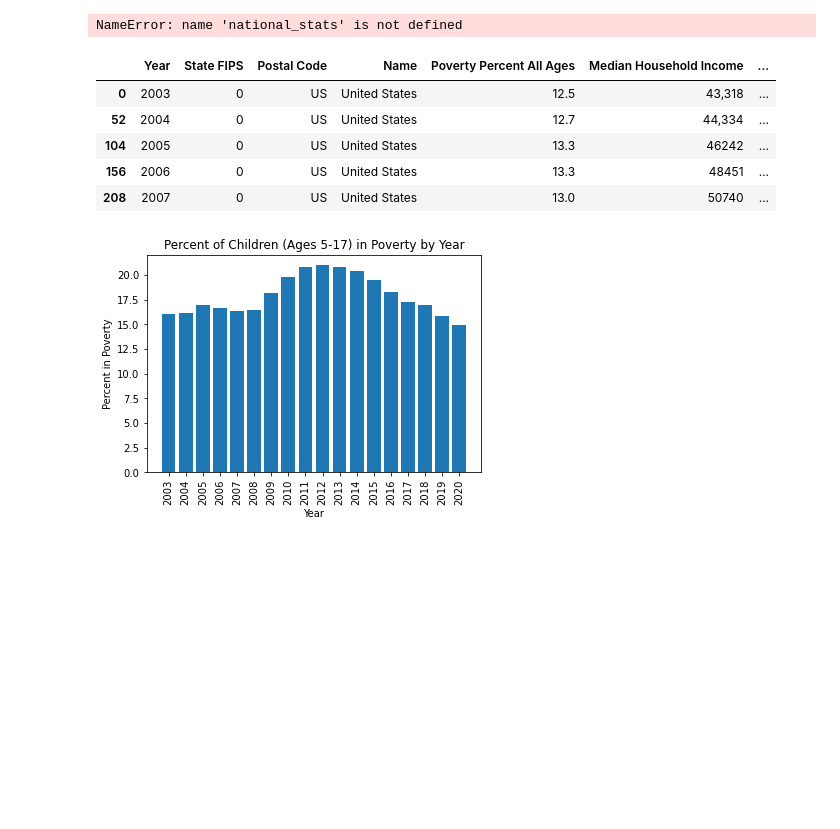
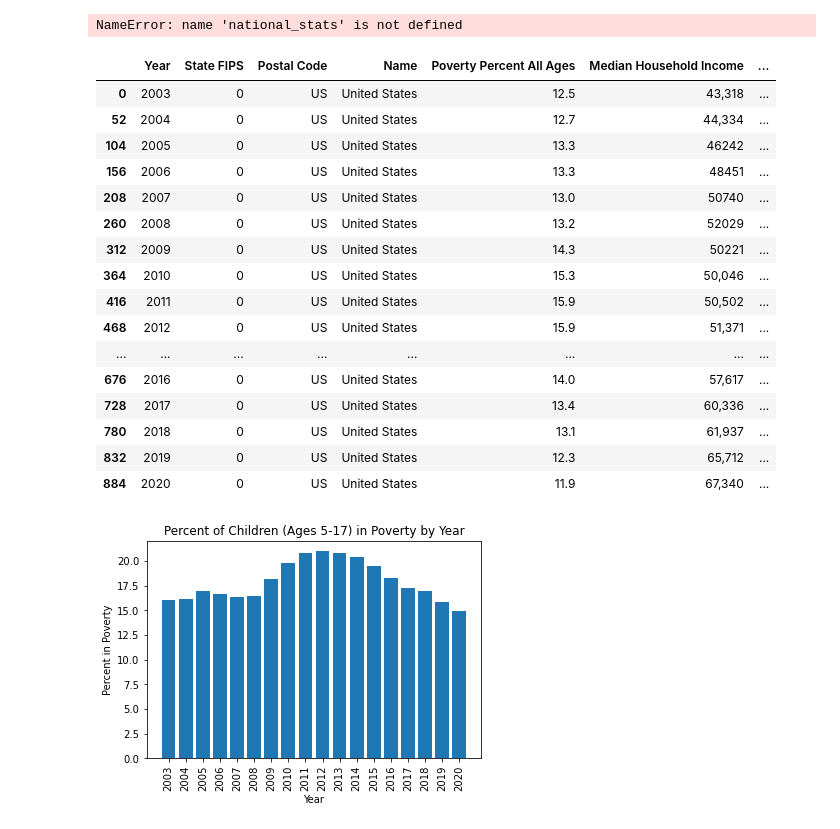
Before and after one commit to hthelander/Project-1, a Jupyter notebook: poverty_stats/poverty.ipynb, the cells around one changed output. Cells and saved outputs as stored; diff of their text form; code cells hidden in the pictures; blank space fills up the shorter version.

```diff
--- a/poverty_stats/poverty.ipynb
+++ b/poverty_stats/poverty.ipynb
@@ -81,14 +81,25 @@ clean_data
 # %% [output]
 NameError: name 'national_stats' is not defined
 # %%
-reduced_poverty_df.head()
+reduced_poverty_df.head(20)
 # %% [output]
 |  | Year | State FIPS | Postal Code | Name | Poverty Percent All Ages | Median Household Income | ... |
 | 0 | 2003 | 0 | US | United States | 12.5 | 43,318 | ... |
 | 52 | 2004 | 0 | US | United States | 12.7 | 44,334 | ... |
 | 104 | 2005 | 0 | US | United States | 13.3 | 46242 | ... |
 | 156 | 2006 | 0 | US | United States | 13.3 | 48451 | ... |
 | 208 | 2007 | 0 | US | United States | 13.0 | 50740 | ... |
+| 260 | 2008 | 0 | US | United States | 13.2 | 52029 | ... |
+| 312 | 2009 | 0 | US | United States | 14.3 | 50221 | ... |
+| 364 | 2010 | 0 | US | United States | 15.3 | 50,046 | ... |
+| 416 | 2011 | 0 | US | United States | 15.9 | 50,502 | ... |
+| 468 | 2012 | 0 | US | United States | 15.9 | 51,371 | ... |
+| ... | ... | ... | ... | ... | ... | ... | ... |
+| 676 | 2016 | 0 | US | United States | 14.0 | 57,617 | ... |
+| 728 | 2017 | 0 | US | United States | 13.4 | 60,336 | ... |
+| 780 | 2018 | 0 | US | United States | 13.1 | 61,937 | ... |
+| 832 | 2019 | 0 | US | United States | 12.3 | 65,712 | ... |
+| 884 | 2020 | 0 | US | United States | 11.9 | 67,340 | ... |
 # %%
 # counts=reduced_poverty_df["Poverty Percent Ages 5-17"].values()
 x_values = reduced_poverty_df["Year"]
```
Also changed, not shown: parts of 2 cells of this notebook, 3 other files.
